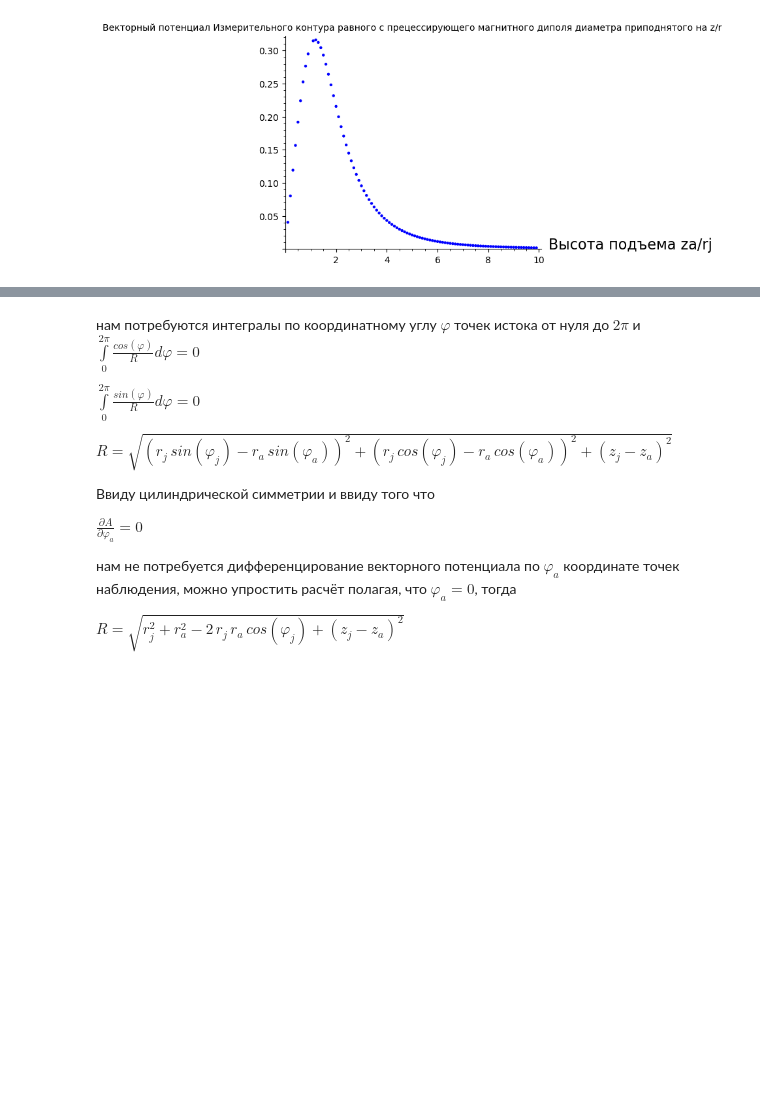
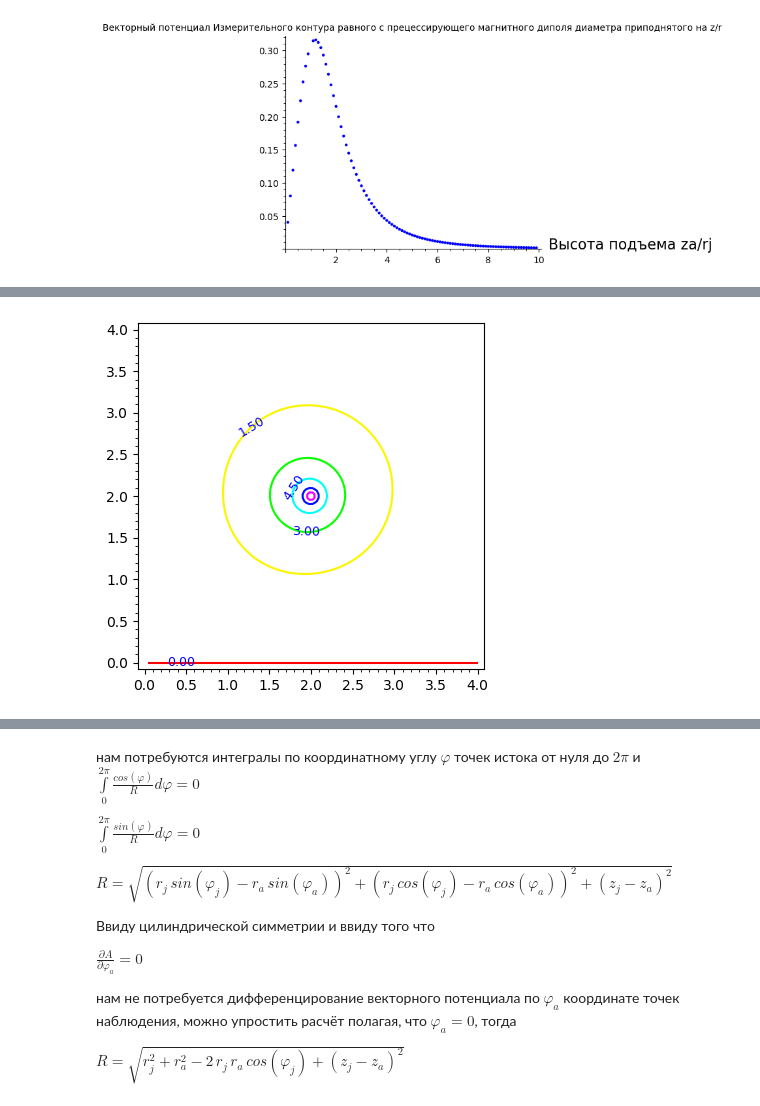
Before and after one commit to daju1/articles, a Jupyter notebook: electrostatic_vector_potential/Vector_potential_of_a_precessing_magnetic_dipole.ipynb, the cells around one changed output, grey strips where cells are left out. Saved outputs shown, nothing was run; the diff lists cells and outputs as text; code cells hidden in the pictures; blank space fills up the shorter version.

Commit message:
Vector_potential_of_a_precessing_magnetic_dipole

```diff
--- a/electrostatic_vector_potential/Vector_potential_of_a_precessing_magnetic_dipole.ipynb
+++ b/electrostatic_vector_potential/Vector_potential_of_a_precessing_magnetic_dipole.ipynb
@@ -277,0 +330,8 @@ p.show(title="Векторный потенциал Измерительного
+# %%
+z_m = var("z_m")
+z_a = var("z_a")
+r_m = var("r_m")
+r_a = var("r_a")
+
+assume(r_m>0)
+assume(r_a>0)
@@ -277,0 +378,4 @@ p.show(title="Векторный потенциал Измерительного
+# %%
+Jm_phi = lambda rm, ra, zm, za : \
+      + k_K(rm, ra, zm, za) * elliptic_kc(m(rm, ra, zm, za)) \
+      - k_E(rm, ra, zm, za) * elliptic_ec(m(rm, ra, zm, za))
@@ -277,0 +388,2 @@ p.show(title="Векторный потенциал Измерительного
+# %%
+Kerm = lambda rm, ra, zm, za : rm * Jm_phi(rm, ra, zm, za)
@@ -277,0 +398,4 @@ p.show(title="Векторный потенциал Измерительного
+# %%
+Kerm_dipol = lambda rm, ra, zm, za : \
+           + Kerm(rm, ra, +zm, za) \
+           - Kerm(rm, ra, -zm, za)
@@ -277,0 +406,4 @@ p.show(title="Векторный потенциал Измерительного
+# %%
+contour_plot(Kerm_dipol(rm = 2, ra=r_a, zm = 2, za=z_a), (r_a,0,4), (z_a,0,4), fill=False, cmap='hsv', labels=True)
+# %% [output]
+[figure, added]
```
Also changed, not shown: parts of 40 cells of this notebook.
